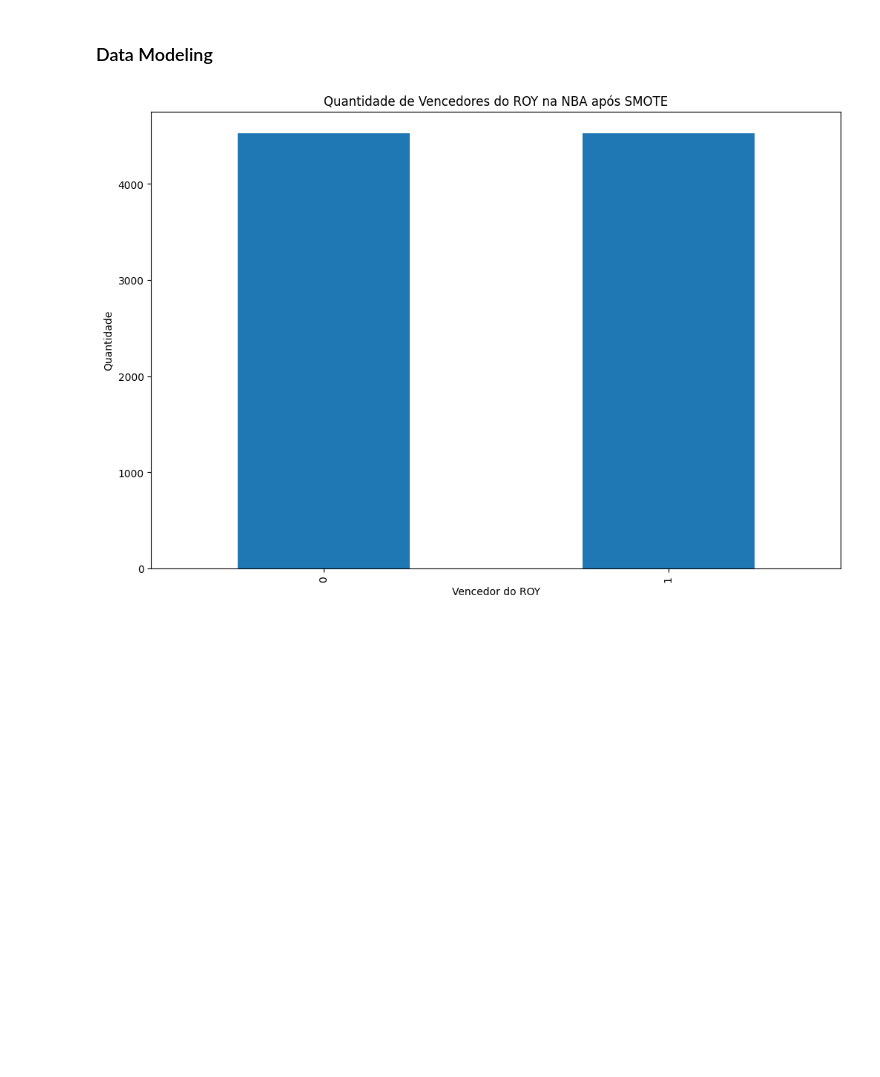
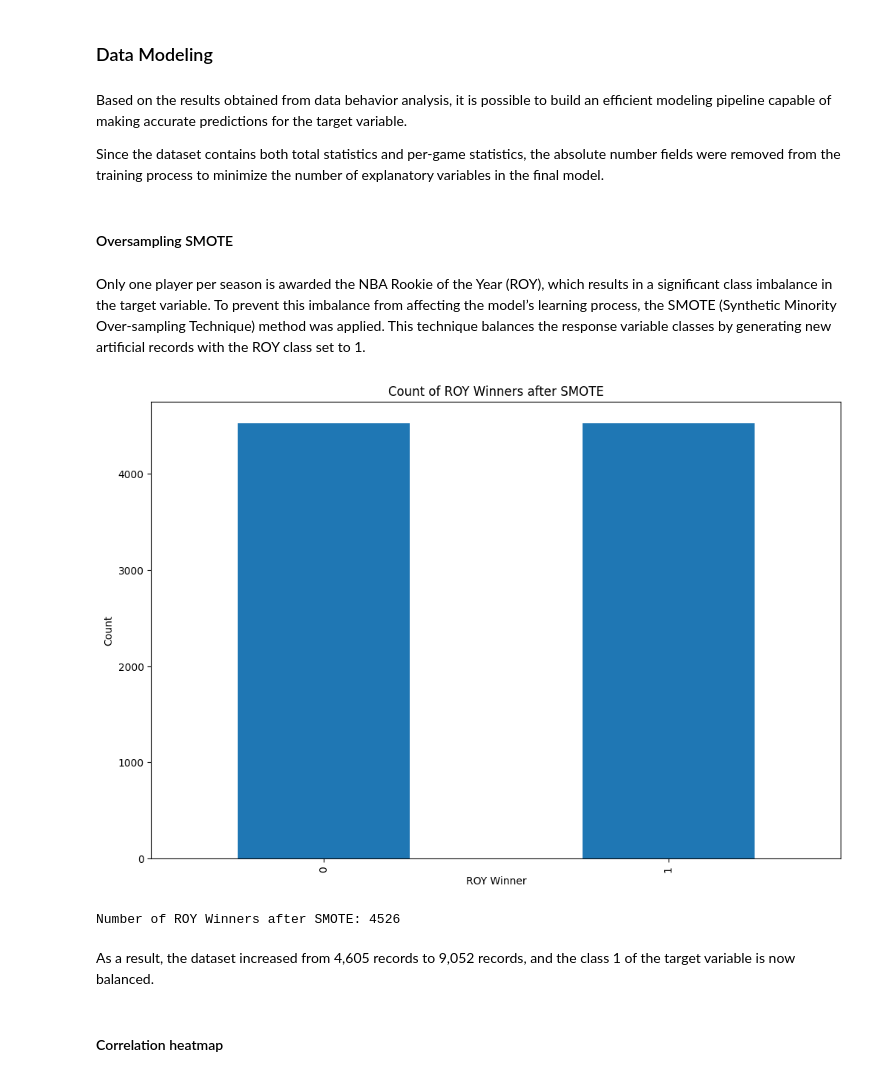
Before and after one commit to ThiagoMonica/nba-roy-prediction, a Jupyter notebook: notebooks/NBA_Rookie_of_Year_Prediction.ipynb, the cells around one changed output. Saved outputs shown, nothing was run; the diff lists cells and outputs as text; code cells hidden in the pictures; blank space fills up the shorter version.

Commit message:
Final comments and data update

```diff
--- a/notebooks/NBA_Rookie_of_Year_Prediction.ipynb
+++ b/notebooks/NBA_Rookie_of_Year_Prediction.ipynb
@@ -641,11 +636,3 @@ Players with missing age: ['Ezinne Kalu']
-# %%
-# After some research, it was found that Ezinne Kalu was born on 06/26/1992
-# Source: https://www.espn.com/wnba/player/bio/_/id/2531437/ezinne-kalu
-
-# Calculate the age of Ezinne Kalu
-ezinne_birth_date = datetime.datetime(1992, 6, 26)
-ezinne_age = (datetime.datetime.now() - ezinne_birth_date).days // 365
-df_rookie_stats.loc[df_rookie_stats['Age'].isnull(), 'Age'] = ezinne_age
 # %%
 df_rookie_stats.isnull().sum().sort_values(ascending=False).head(5)
 # %% [output]
@@ -1184,6 +1172,14 @@ X = df_rookie_stats_roy_nba.drop(columns=['Player', 'Debut', 'Season', 'League',
 X = X.drop(columns=total_columns)
 
 y = df_rookie_stats_roy_nba['ROY']
+# %% [markdown]
+Based on the results obtained from data behavior analysis, it is possible to build an efficient modeling pipeline capable of making accurate predictions for the target variable.
+
+Since the dataset contains both total statistics and per-game statistics, the absolute number fields were removed from the training process to minimize the number of explanatory variables in the final model.
+# %% [markdown]
+#### Oversampling SMOTE
+# %% [markdown]
+Only one player per season is awarded the NBA Rookie of the Year (ROY), which results in a significant class imbalance in the target variable. To prevent this imbalance from affecting the model’s learning process, the SMOTE (Synthetic Minority Over-sampling Technique) method was applied. This technique balances the response variable classes by generating new artificial records with the ROY class set to 1.
 # %%
 # apply smote to balance the dataset
 from imblearn.over_sampling import SMOTE
@@ -1195,14 +1191,22 @@ df_rookie_stats_roy_smote = pd.concat([X_smote, y_smote], axis=1)
 # %%
 # plot number of ROY winners per season
 plt.figure(figsize=(12, 8))
 df_rookie_stats_roy_smote.groupby('ROY').size().plot(kind='bar')
-plt.xlabel('Vencedor do ROY')
-plt.ylabel('Quantidade')
-plt.title('Quantidade de Vencedores do ROY na NBA após SMOTE')
+plt.xlabel('ROY Winner')
+plt.ylabel('Count')
+plt.title('Count of ROY Winners after SMOTE')
 
 plt.show()
 # %% [output]
-[figure, old version]
+[figure, new version]
+# %%
+print(f'Number of ROY Winners after SMOTE: {df_rookie_stats_roy_smote[df_rookie_stats_roy_smote["ROY"] == 1].shape[0]}')
+# %% [output]
+Number of ROY Winners after SMOTE: 4526
+# %% [markdown]
+As a result, the dataset increased from 4,605 records to 9,052 records, and the class 1 of the target variable is now balanced.
+# %% [markdown]
+#### Correlation heatmap
 # %%
 plt.figure(figsize=(12, 8))
 
```
Also changed, not shown: parts of 39 cells of this notebook, 8 other files.
